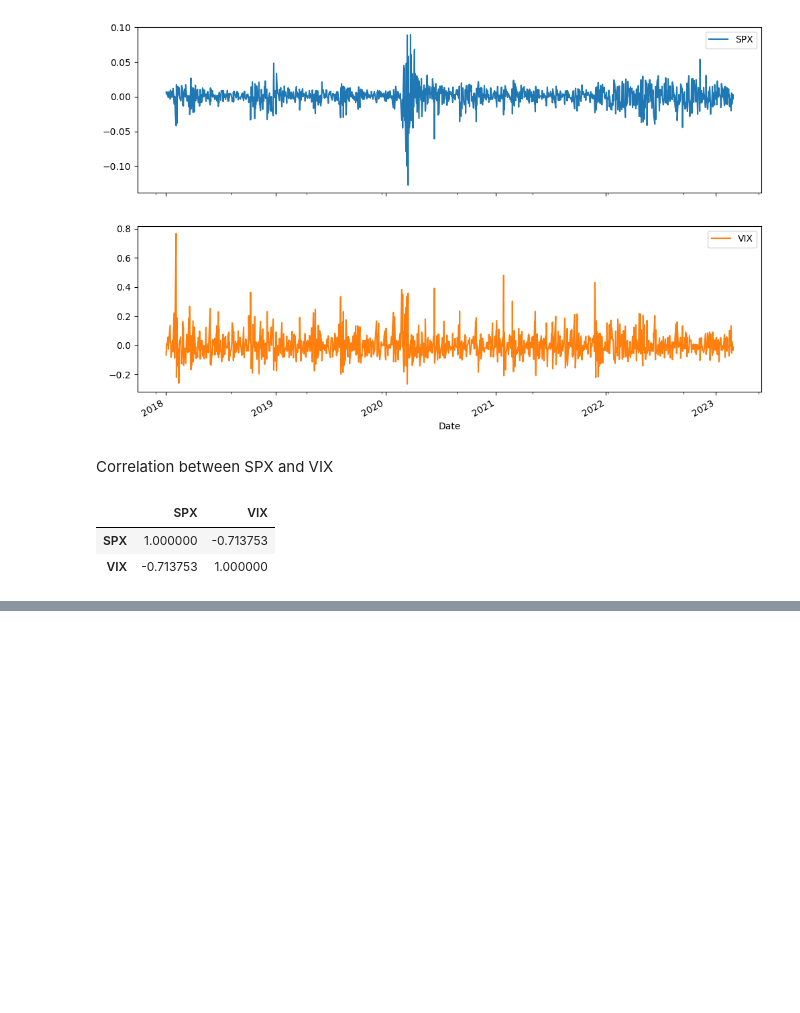
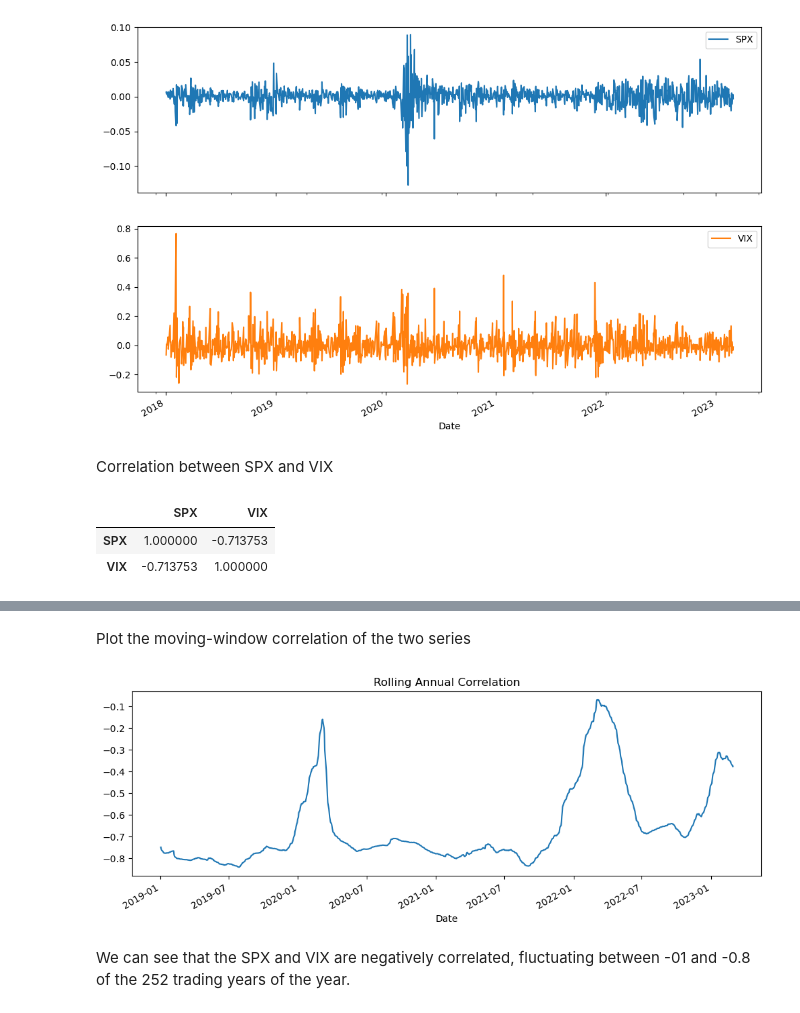
Before and after one commit to mezamateoj/Financial-Analysis, a Jupyter notebook: Case Studies/Analysis_VIX.ipynb, the cells around one changed output, grey strips where cells are left out. Drawn from its saved outputs; the diff is of its cells as text; code cells hidden in the pictures; blank space fills up the shorter version.

Commit message:
Basic correlation analysis

```diff
--- a/Case Studies/Analysis_VIX.ipynb
+++ b/Case Studies/Analysis_VIX.ipynb
@@ -152,0 +203,12 @@ log_returns.corr()
+# %% [markdown]
+Plot the moving-window correlation of the two series
+# %%
+df_corr = df['SPX'].rolling(252).corr(other=df['VIX'])
+df_corr.plot(figsize=(12, 4))
+plt.title('Rolling Annual Correlation')
+plt.show();
+# %% [output]
+[figure, added]
+# %% [markdown]
+We can see that the SPX and VIX are negatively correlated, fluctuating between -01 and -0.8
+of the 252 trading years of the year.
```
Also changed, not shown: parts of 5 cells of this notebook.
